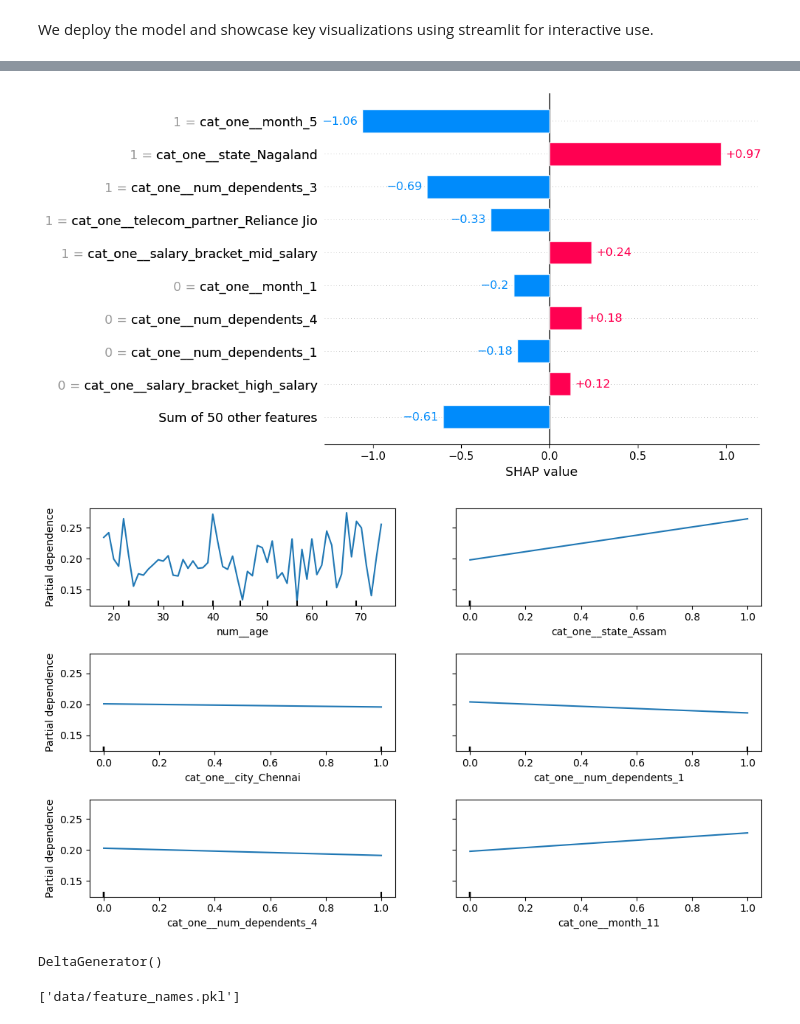
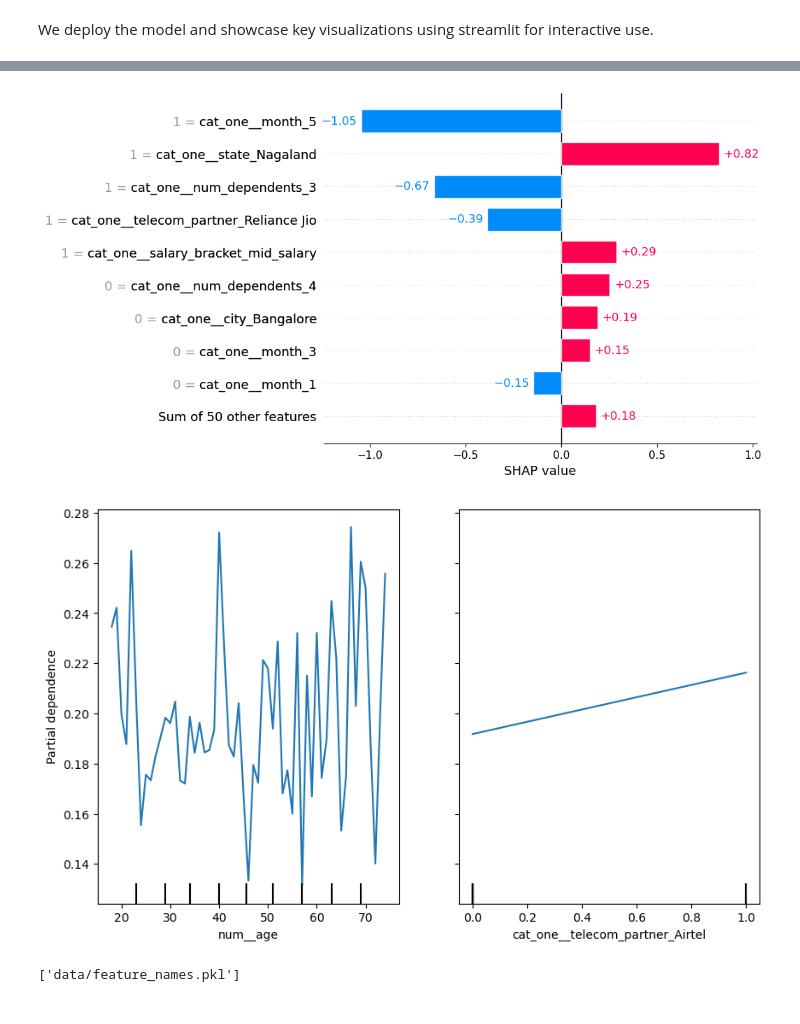
Before and after one commit to LucasHoffSchmidt/Data_Science_Customer_Churn_Prediction, a Jupyter notebook: customer_churn_prediction.ipynb, the cells around one changed output, grey strips where cells are left out. Drawn from its saved outputs; the diff is of its cells as text; code cells hidden in the pictures.

```diff
--- a/customer_churn_prediction.ipynb
+++ b/customer_churn_prediction.ipynb
@@ -850,8 +850,8 @@ from sklearn.inspection import PartialDependenceDisplay
 df = churn_clean_df.copy()
 best_model = best_model
 best_preprocessor = best_preprocessor
-X_train_transformed = pd.DataFrame(X_train_transformed, columns=feature_names)
-X_test_transformed = pd.DataFrame(X_test_transformed, columns=feature_names)
+X_train_transformed = X_train_transformed
+X_test_transformed = X_test_transformed
 feature_names = feature_names
 
 # App title
@@ -887,47 +887,45 @@ st.pyplot(fig)
 
 # Age Distribution
 st.subheader("Age Distribution")
 fig, ax = plt.subplots()
 sns.histplot(filtered_df["age"], bins=20, kde=True, ax=ax)
 st.pyplot(fig)
 
 # SHAP Bar Plot for Single Record
 st.subheader("SHAP Feature Contributions for Selected Record")
 record_index = st.number_input("Select a record index:", min_value=0, max_value=len(X_train_transformed)-1, step=1)
 fig = plt.figure(figsize=(10, 6))
-explainer = shap.Explainer(best_model)
+explainer = shap.Explainer(best_model, X_test_transformed, feature_names=feature_names)
 shap_values = explainer(X_test_transformed)
 shap.plots.bar(shap_values[record_index])
 st.pyplot(fig)
 
-# Partial Dependence Plots - Generating an image file (Local display, delete from deployment file)
+# Partial Dependence Plots
 st.subheader("Partial Dependence Plots")
-feature_list = [0, 7, 34, 40, 43, 54]
+selected_features = st.multiselect(
+    "Select variables to display in the Partial Dependence Plots",
+    feature_names,
+    default=[feature_names[0], feature_names[1]]
+)
 
 fig, ax = plt.subplots(figsize=(10, 6))
 disp = PartialDependenceDisplay.from_estimator(
     best_model,
     X_train_transformed,
-    features=feature_list,
+    features=selected_features,
     feature_names=feature_names,
     n_cols=2,
     ax=ax
 )
 
 plt.subplots_adjust(hspace=0.5)
-plt.tight_layout()
-plt.savefig("data/pdp.png")
-plt.show()
-
-# Partial Dependence Plots - (Streamlit display)
-st.subheader("Precomputed Partial Dependence Plots")
-st.image("data/pdp.png", use_column_width=True)
+st.pyplot(fig)
+plt.show() # Delete from deployment file
 # %% [output]
 [figure]
 [figure]
-[figure, old version]
+[figure, new version]
-[figure, old version]
+[figure, new version]
-DeltaGenerator()
 # %%
 # 2) Saving variables for deployment file
 import joblib
```
Also changed, not shown: 1 other file.
